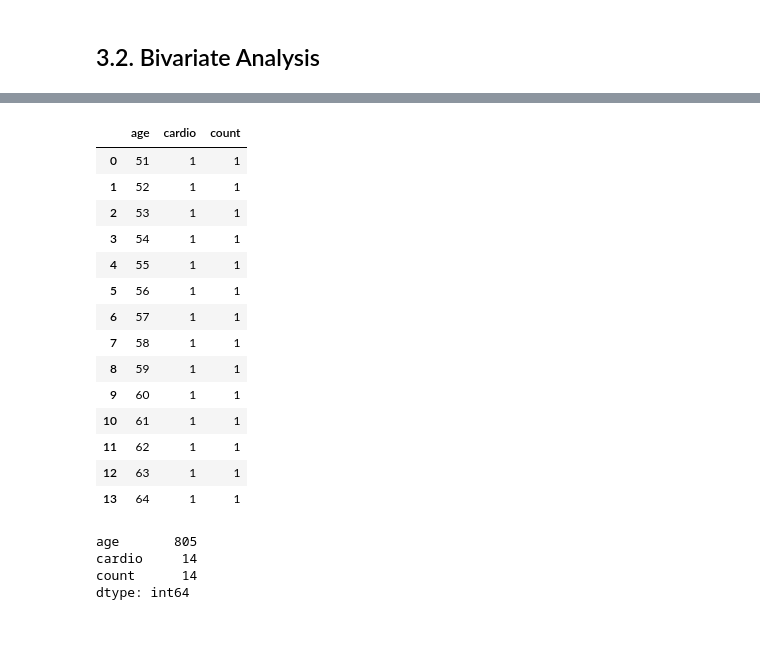
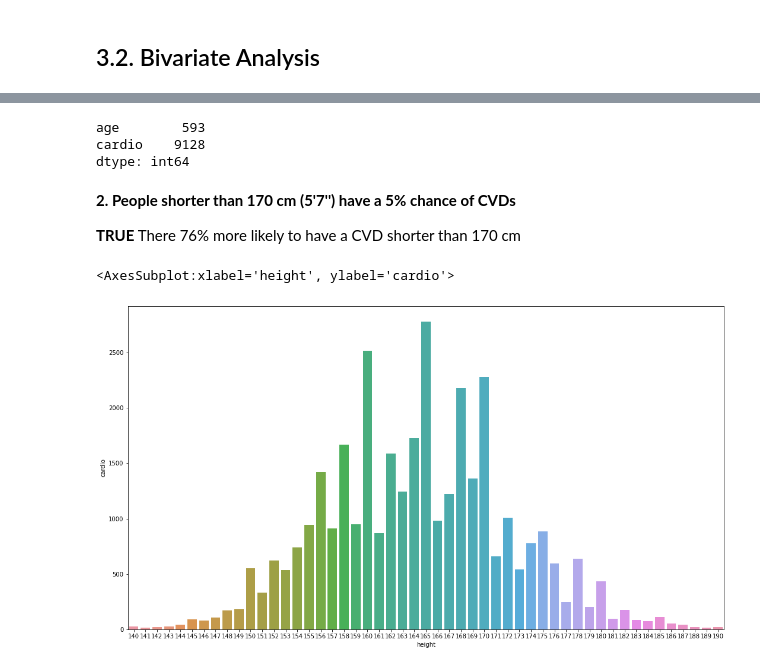
Before and after one commit to HenriqueCR1291/cardio_catch_diseases, a Jupyter notebook: m01_cardio_catch_diseases.ipynb, the cells around one changed output, grey strips where cells are left out. Drawn from its saved outputs; the diff is of its cells as text; code cells hidden in the pictures; blank space fills up the shorter version.

```diff
--- a/m01_cardio_catch_diseases.ipynb
+++ b/m01_cardio_catch_diseases.ipynb
@@ -305,29 +302,24 @@ dtype: int64
 # %%
 #younger than 50
-aux2 = df3[(df3['cardio'] >= 1) & (df3['age'] <= 50)]
-aux2 = aux1[['age', 'cardio']].groupby(['age','cardio']).size().reset_index().rename(columns={0:'count'})
-aux2
+aux3 = df3[(df3['age'] <= 50)]
+aux3 = aux3[['age', 'cardio']].groupby('age').sum().reset_index()
+aux3.sum()
 # %% [output]
-|  | age | cardio | count |
-| 0 | 51 | 1 | 1 |
-| 1 | 52 | 1 | 1 |
-| 2 | 53 | 1 | 1 |
-| 3 | 54 | 1 | 1 |
-| 4 | 55 | 1 | 1 |
-| 5 | 56 | 1 | 1 |
-| 6 | 57 | 1 | 1 |
-| 7 | 58 | 1 | 1 |
-| 8 | 59 | 1 | 1 |
-| 9 | 60 | 1 | 1 |
-| 10 | 61 | 1 | 1 |
-| 11 | 62 | 1 | 1 |
-| 12 | 63 | 1 | 1 |
-| 13 | 64 | 1 | 1 |
+age        593
+cardio    9128
+dtype: int64
-# %%
-aux2.sum()
-# %% [output]
-age       805
-cardio     14
-count      14
-dtype: int64
+# %% [markdown]
+**2. People shorter than 170 cm (5'7'') have a 5% chance of CVDs**
+
+**TRUE** There 76% more likely to have a CVD shorter than 170 cm
+# %%
+aux1 = df3[(df3['height'] >= 140) & (df3['height'] <= 190)]
+aux1 = aux1[['height', 'cardio']].groupby('height').sum().reset_index()
+
+fig_dims = (18, 10)
+fig, ax = plt.subplots(figsize=fig_dims)
+sns.barplot(x='height', y='cardio', ax=ax, data=aux1)
+# %% [output]
+<AxesSubplot:xlabel='height', ylabel='cardio'>
+[figure, added]
 # %%
```
Also changed, not shown: parts of 8 cells of this notebook.
